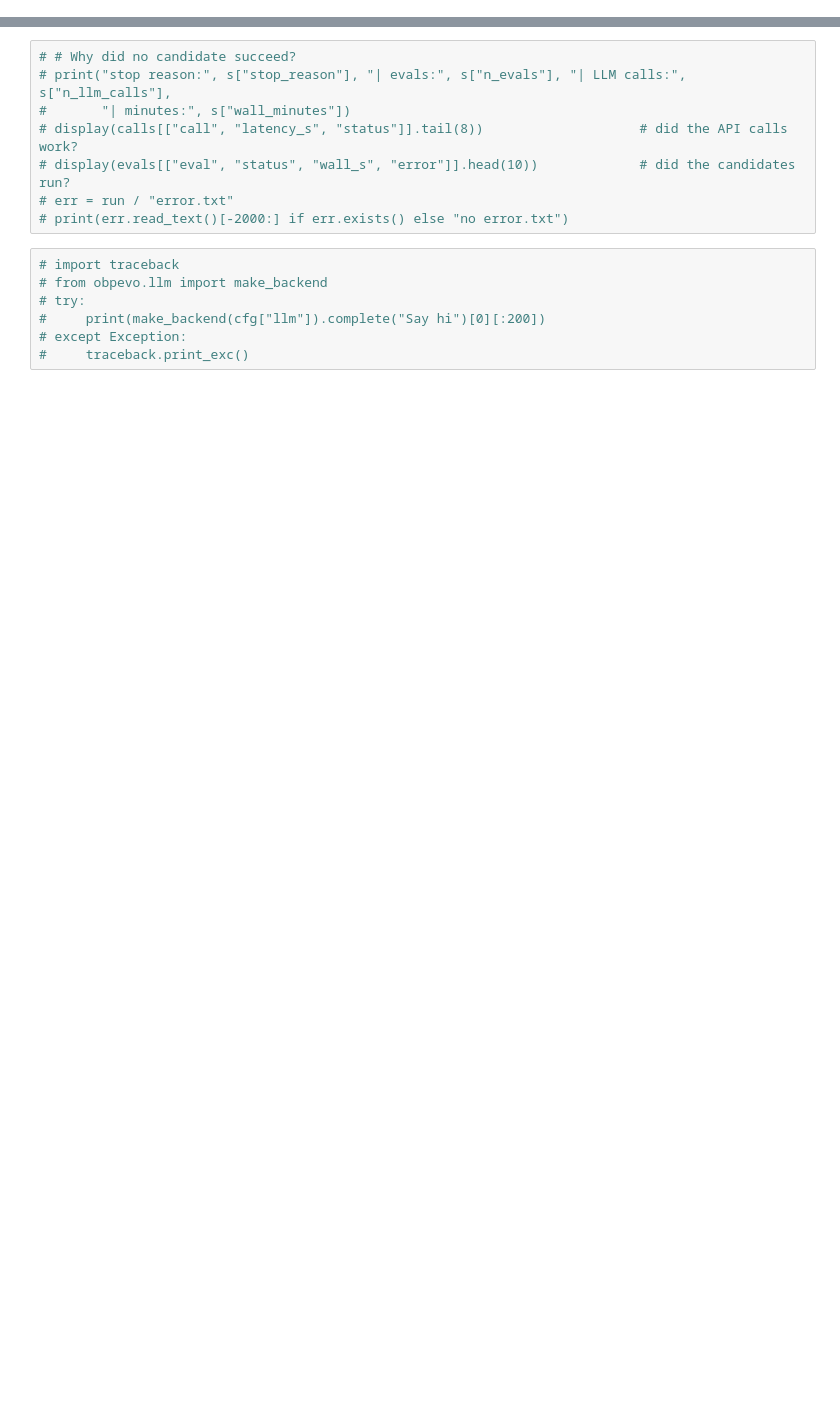
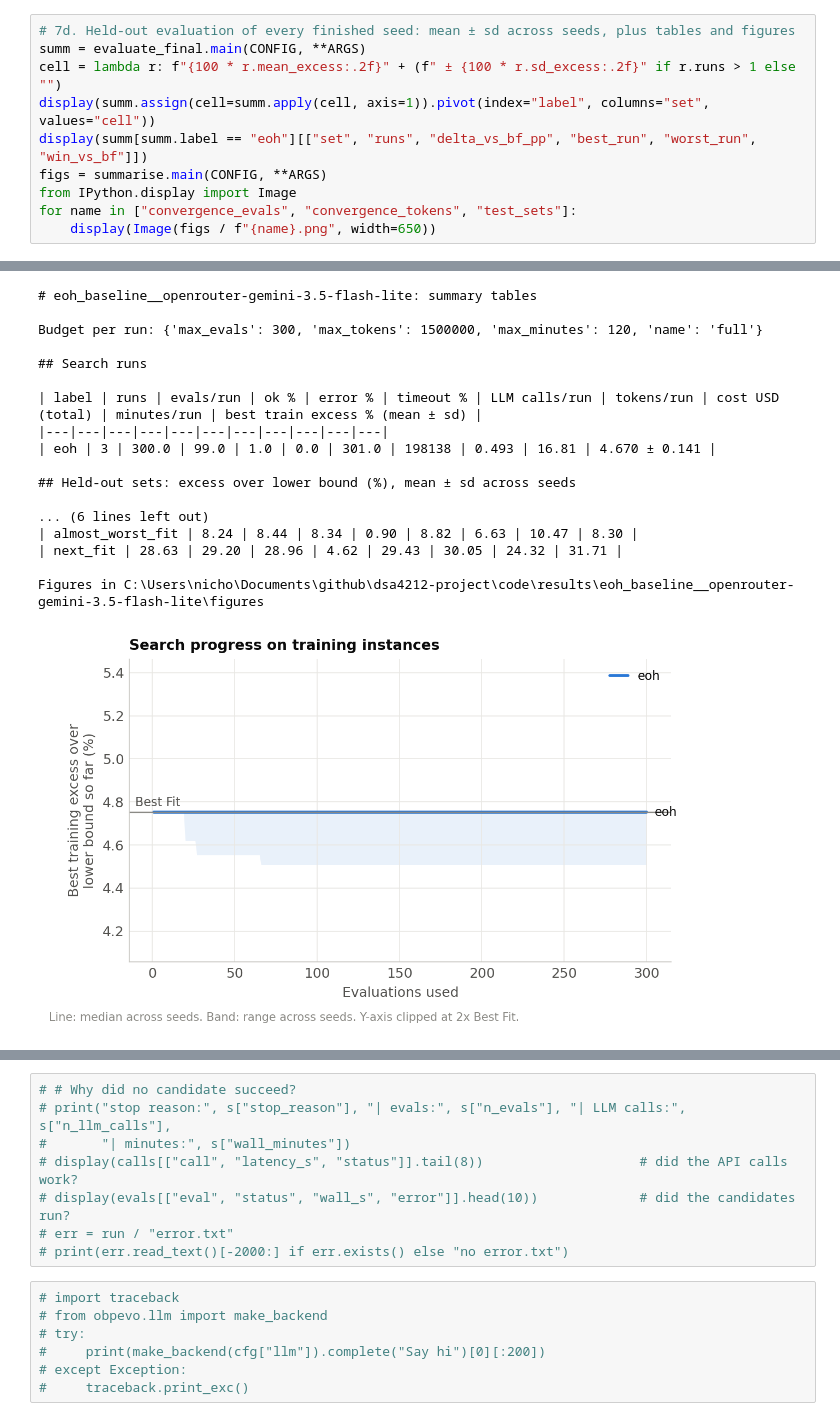
Before and after one commit to jinsyl123/dsa4212-project, a Jupyter notebook: code/test_pipeline_with_llm.ipynb, the cells around one changed output, grey strips where cells are left out. Saved outputs shown, nothing was run; the diff lists cells and outputs as text; blank space fills up the shorter version.

```diff
--- a/code/test_pipeline_with_llm.ipynb
+++ b/code/test_pipeline_with_llm.ipynb
@@ -194,0 +159,11 @@ Figures in C:\Users\nicho\Downloads\dsa4212-obp\results\eoh_baseline\figures
+# %%
+# 7d. Held-out evaluation of every finished seed: mean ± sd across seeds, plus tables and figures
+summ = evaluate_final.main(CONFIG, **ARGS)
+cell = lambda r: f"{100 * r.mean_excess:.2f}" + (f" ± {100 * r.sd_excess:.2f}" if r.runs > 1 else "")
+display(summ.assign(cell=summ.apply(cell, axis=1)).pivot(index="label", columns="set", values="cell"))
+display(summ[summ.label == "eoh"][["set", "runs", "delta_vs_bf_pp", "best_run", "worst_run", "win_vs_bf"]])
+figs = summarise.main(CONFIG, **ARGS)
+from IPython.display import Image
+for name in ["convergence_evals", "convergence_tokens", "test_sets"]:
+    display(Image(figs / f"{name}.png", width=650))
+# %% [output]
@@ -194,0 +204,18 @@ Figures in C:\Users\nicho\Downloads\dsa4212-obp\results\eoh_baseline\figures
+# eoh_baseline__openrouter-gemini-3.5-flash-lite: summary tables
+
+Budget per run: {'max_evals': 300, 'max_tokens': 1500000, 'max_minutes': 120, 'name': 'full'}
+
+## Search runs
+
+| label | runs | evals/run | ok % | error % | timeout % | LLM calls/run | tokens/run | cost USD (total) | minutes/run | best train excess % (mean ± sd) |
+|---|---|---|---|---|---|---|---|---|---|---|
+| eoh | 3 | 300.0 | 99.0 | 1.0 | 0.0 | 301.0 | 198138 | 0.493 | 16.81 | 4.670 ± 0.141 |
+
+## Held-out sets: excess over lower bound (%), mean ± sd across seeds
+
+... (6 lines left out)
+| almost_worst_fit | 8.24 | 8.44 | 8.34 | 0.90 | 8.82 | 6.63 | 10.47 | 8.30 |
+| next_fit | 28.63 | 29.20 | 28.96 | 4.62 | 29.43 | 30.05 | 24.32 | 31.71 |
+
+Figures in C:\Users\nicho\Documents\github\dsa4212-project\code\results\eoh_baseline__openrouter-gemini-3.5-flash-lite\figures
+[figure, added]
```
Also changed, not shown: parts of 11 cells of this notebook, 48 other files.
